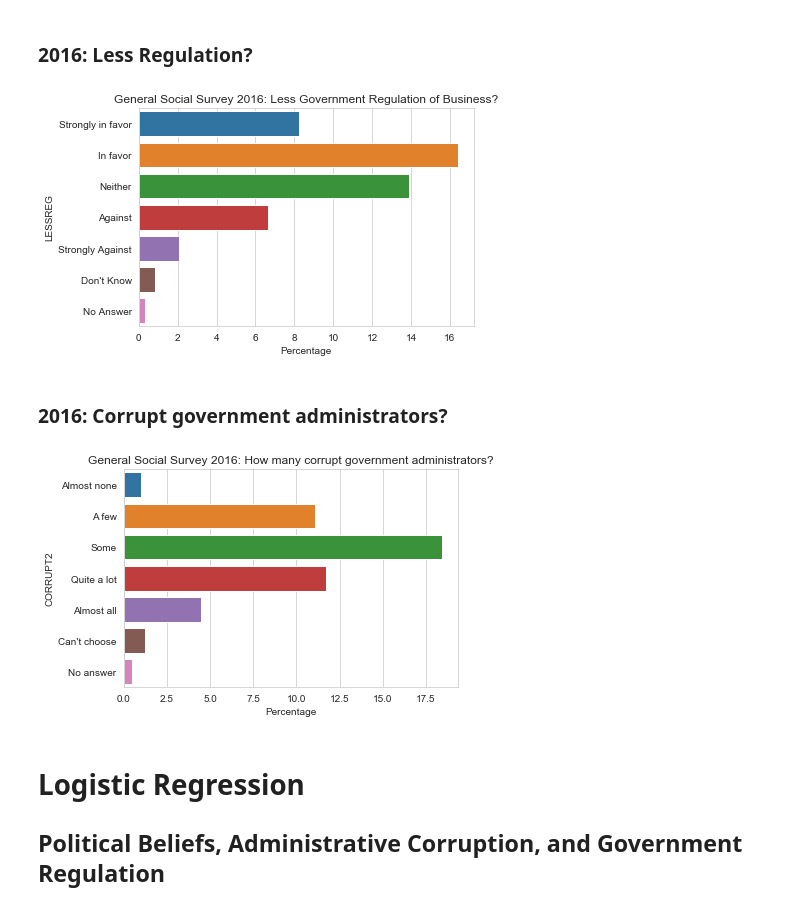
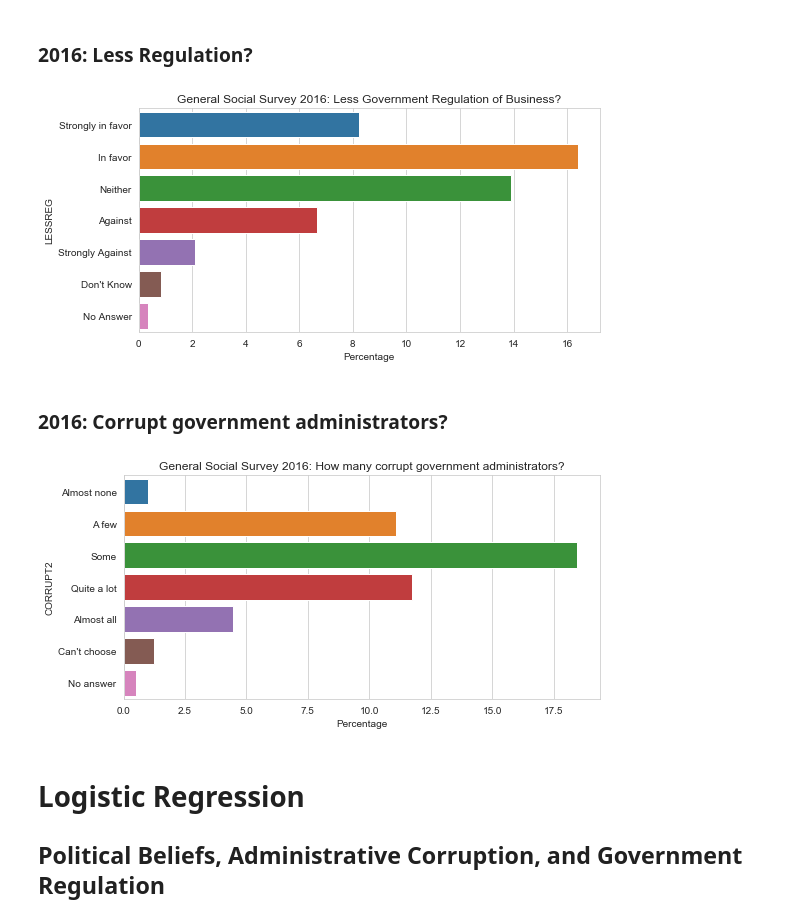
Before and after one commit to rchardptrsn/Data-Science-Public-Policy, a Jupyter notebook: Logistic Regression - Corruption, Regulation, and Political Party/Logistic Regression - Government Regulation.ipynb, the cells around one changed output. Cells and saved outputs as stored; diff of their text form; code cells hidden in the pictures.

```diff
--- a/Logistic Regression - Corruption, Regulation, and Political Party/Logistic Regression - Government Regulation.ipynb
+++ b/Logistic Regression - Corruption, Regulation, and Political Party/Logistic Regression - Government Regulation.ipynb
@@ -12,33 +12,35 @@ import seaborn as sns
 # %%
 df2016 = pd.read_csv(r'C:\MyFiles\OneDrive\NORTHWESTERN\gss\gss2016.csv')
 reg = df2016.query('LESSREG > 0')
 reg = reg.groupby('LESSREG')['MAR1'].count().apply(lambda x: (x*100)/2867).reset_index()
 reg.columns = ['LESSREG','Percentage']
 
 
 def regvals(x):
 
 
     if x == 1: return "Strongly in favor"
     if x == 2: return "In favor"
     if x == 3: return "Neither"
     if x == 4: return "Against"
     if x == 5: return "Strongly Against"
     if x == 8: return "Don't Know"
     if x == 9: return "No Answer"
     else: return x
 
 
 reg['LESSREG'] = reg.LESSREG.apply(regvals)
 
+plt.figure(figsize=(8,4))
 sns.set_style('whitegrid')
 y_order = ["Strongly in favor","In favor","Neither","Against","Strongly Against","Don't Know","No Answer"]
 ax = sns.barplot(y=reg.LESSREG, x = reg.Percentage,order=y_order)
 plt.title('General Social Survey 2016: Less Government Regulation of Business?')
 fig = ax.get_figure()
+plt.tight_layout()
 fig.savefig('GSS - Less Government Regulation.png')
 # %% [output]
-[figure, old version]
+[figure, new version]
 # %% [markdown]
 ### 2016: Corrupt government administrators?
 # %%
@@ -64,13 +66,15 @@ def corvals(x):
 cor['CORRUPT2'] = cor.CORRUPT2.apply(corvals)
 
 # Create the Bar Chart
+plt.figure(figsize=(8,4))
 y_order = ["Almost none","A few","Some","Quite a lot","Almost all","Can't choose","No answer"]
-sns.barplot(x=cor.Percentage,y = cor.CORRUPT2,order=y_order)
+ax = sns.barplot(x=cor.Percentage,y = cor.CORRUPT2,order=y_order)
 plt.title('General Social Survey 2016: How many corrupt government administrators?')
 fig = ax.get_figure()
+plt.tight_layout()
 fig.savefig('GSS - Corrupt Government Administrators.png')
 # %% [output]
-[figure, old version]
+[figure, new version]
 # %% [markdown]
 # Logistic Regression
 ## Political Beliefs, Administrative Corruption, and Government Regulation
```
Also changed, not shown: 3 other files.
